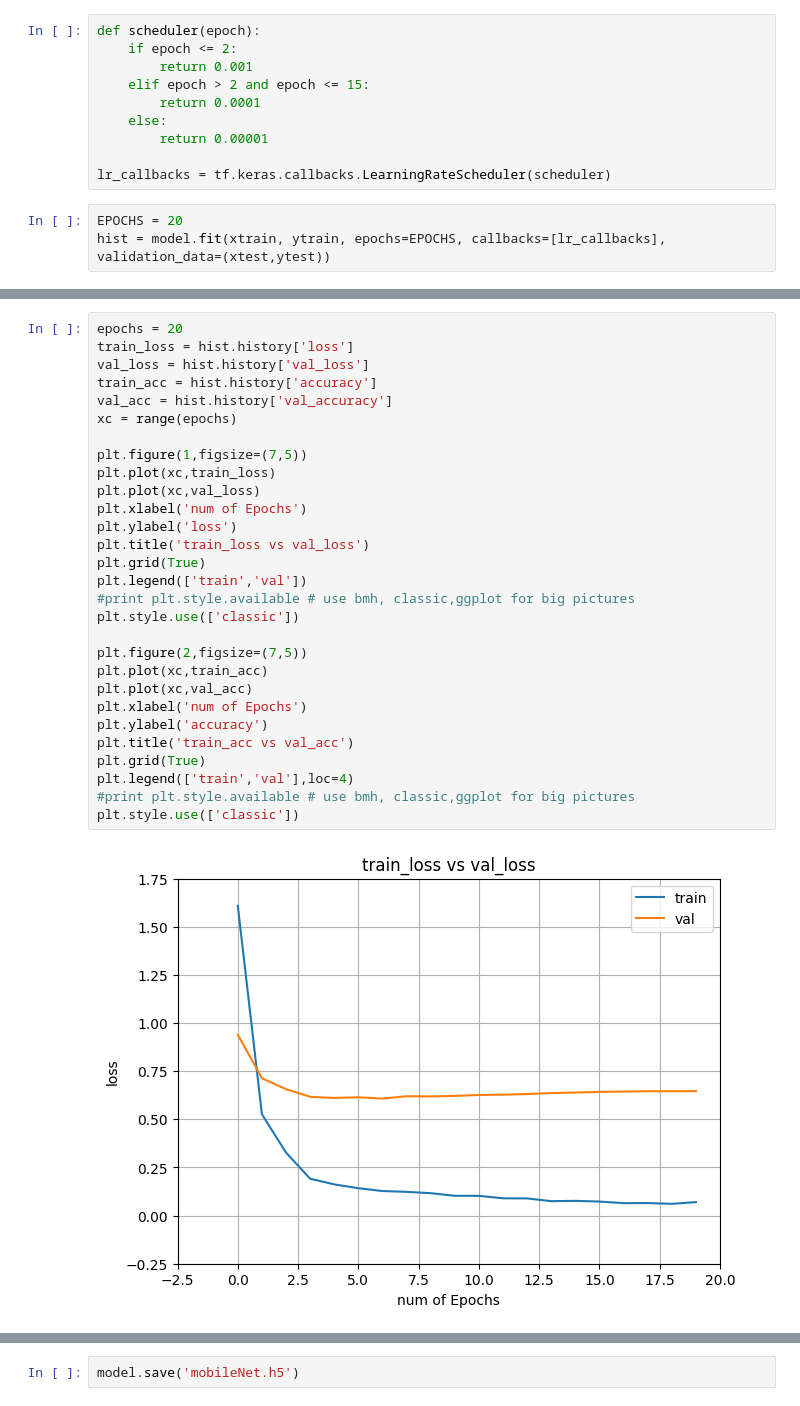
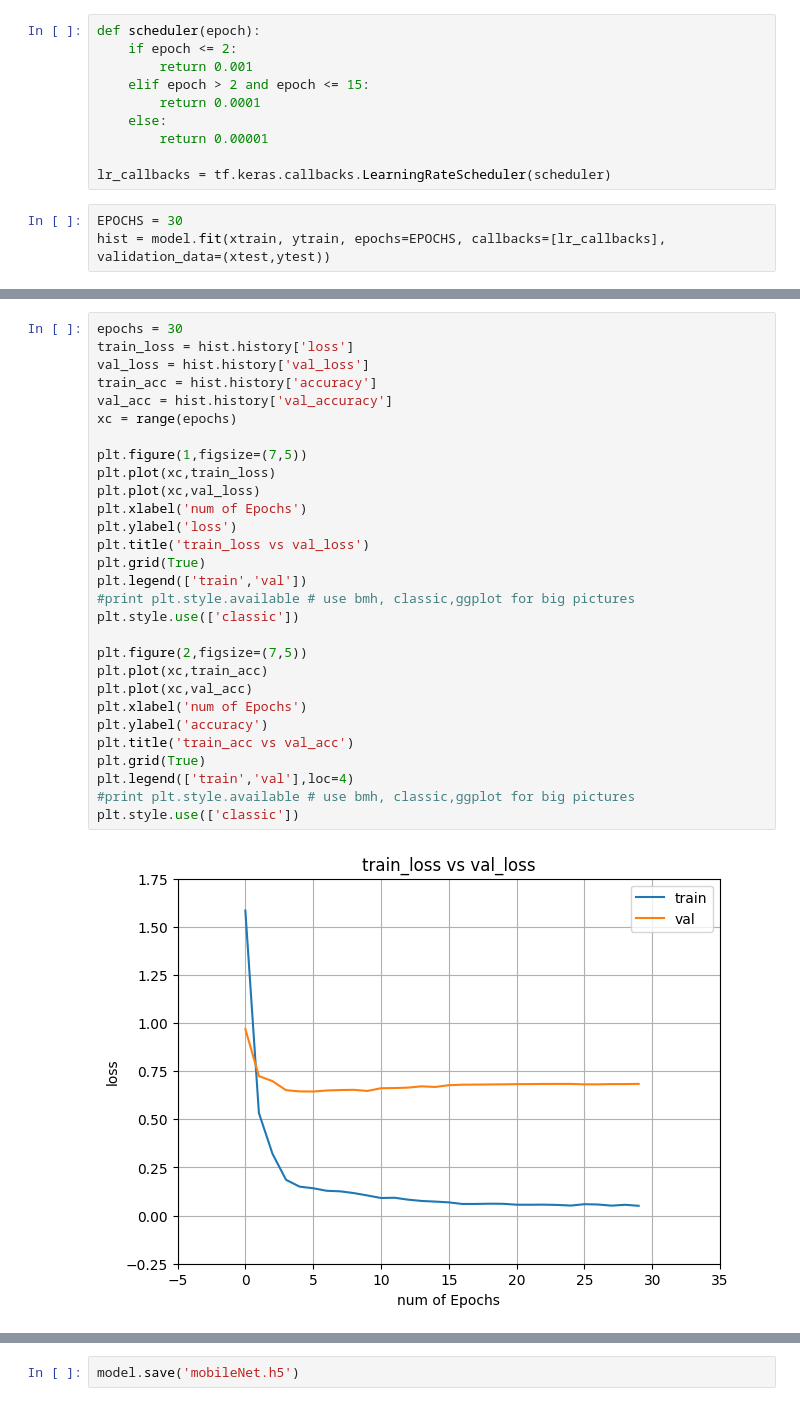
Before and after one commit to pscabral/IFMASOFTEX_1, a Jupyter notebook: mobilenetv2_5.00_160.ipynb, the cells around one changed output, grey strips where cells are left out. Saved outputs shown, nothing was run; the diff lists cells and outputs as text.

```diff
--- a/mobilenetv2_5.00_160.ipynb
+++ b/mobilenetv2_5.00_160.ipynb
@@ -243,6 +244,6 @@ def scheduler(epoch):
 
 lr_callbacks = tf.keras.callbacks.LearningRateScheduler(scheduler)
 # %%
-EPOCHS = 20
+EPOCHS = 30
 hist = model.fit(xtrain, ytrain, epochs=EPOCHS, callbacks=[lr_callbacks], validation_data=(xtest,ytest))
 # %% [output]
@@ -266,31 +267,31 @@ Epoch 20/20
 # %%
-epochs = 20
+epochs = 30
 train_loss = hist.history['loss']
 val_loss = hist.history['val_loss']
 train_acc = hist.history['accuracy']
 val_acc = hist.history['val_accuracy']
 xc = range(epochs)
 
 plt.figure(1,figsize=(7,5))
 plt.plot(xc,train_loss)
 plt.plot(xc,val_loss)
 plt.xlabel('num of Epochs')
 plt.ylabel('loss')
 plt.title('train_loss vs val_loss')
 plt.grid(True)
 plt.legend(['train','val'])
 #print plt.style.available # use bmh, classic,ggplot for big pictures
 plt.style.use(['classic'])
 
 plt.figure(2,figsize=(7,5))
 plt.plot(xc,train_acc)
 plt.plot(xc,val_acc)
 plt.xlabel('num of Epochs')
 plt.ylabel('accuracy')
 plt.title('train_acc vs val_acc')
 plt.grid(True)
 plt.legend(['train','val'],loc=4)
 #print plt.style.available # use bmh, classic,ggplot for big pictures
 plt.style.use(['classic'])
 # %% [output]
-[figure, old version]
+[figure, new version]
```
Also changed, not shown: parts of 12 cells of this notebook.
